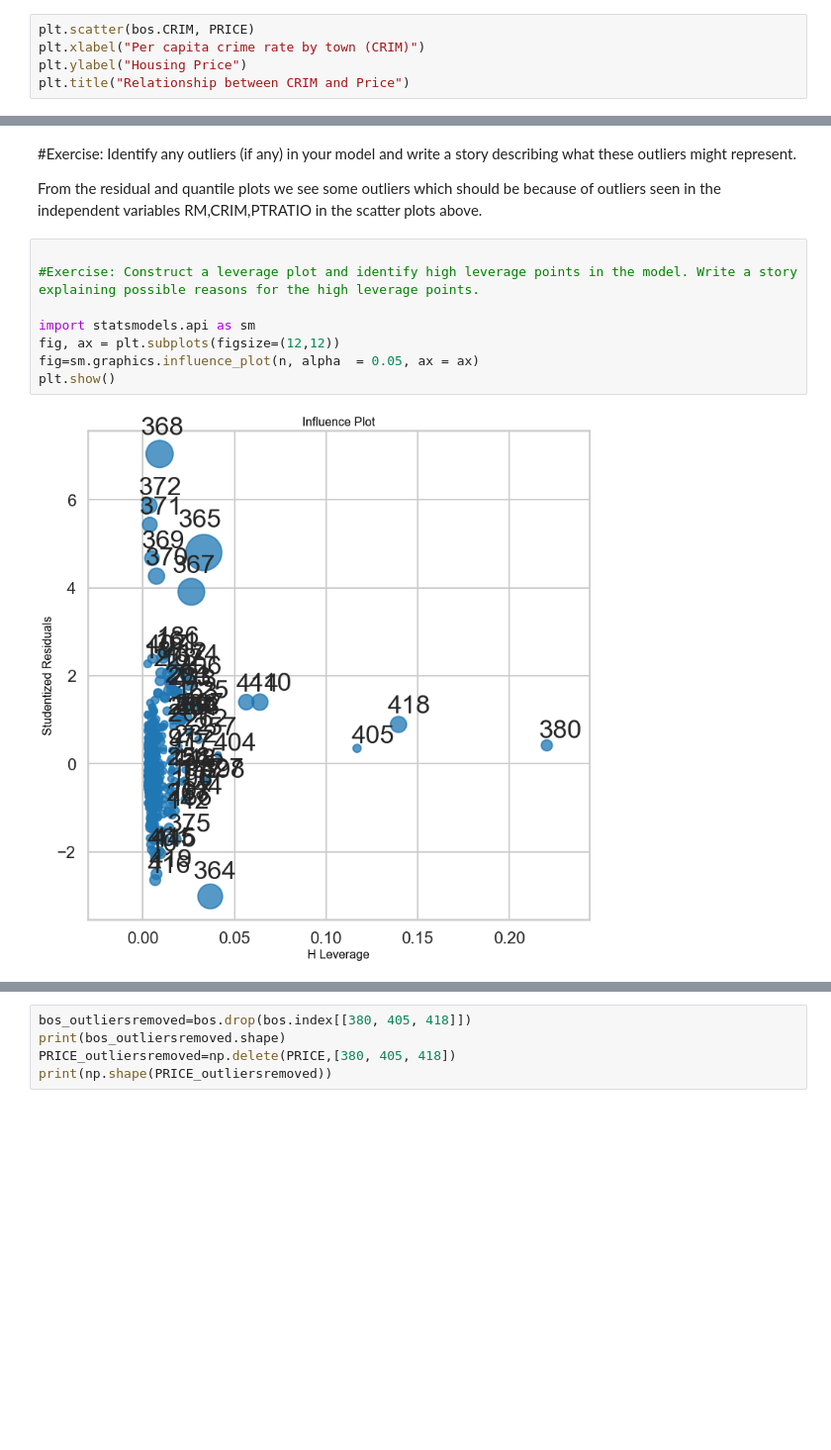
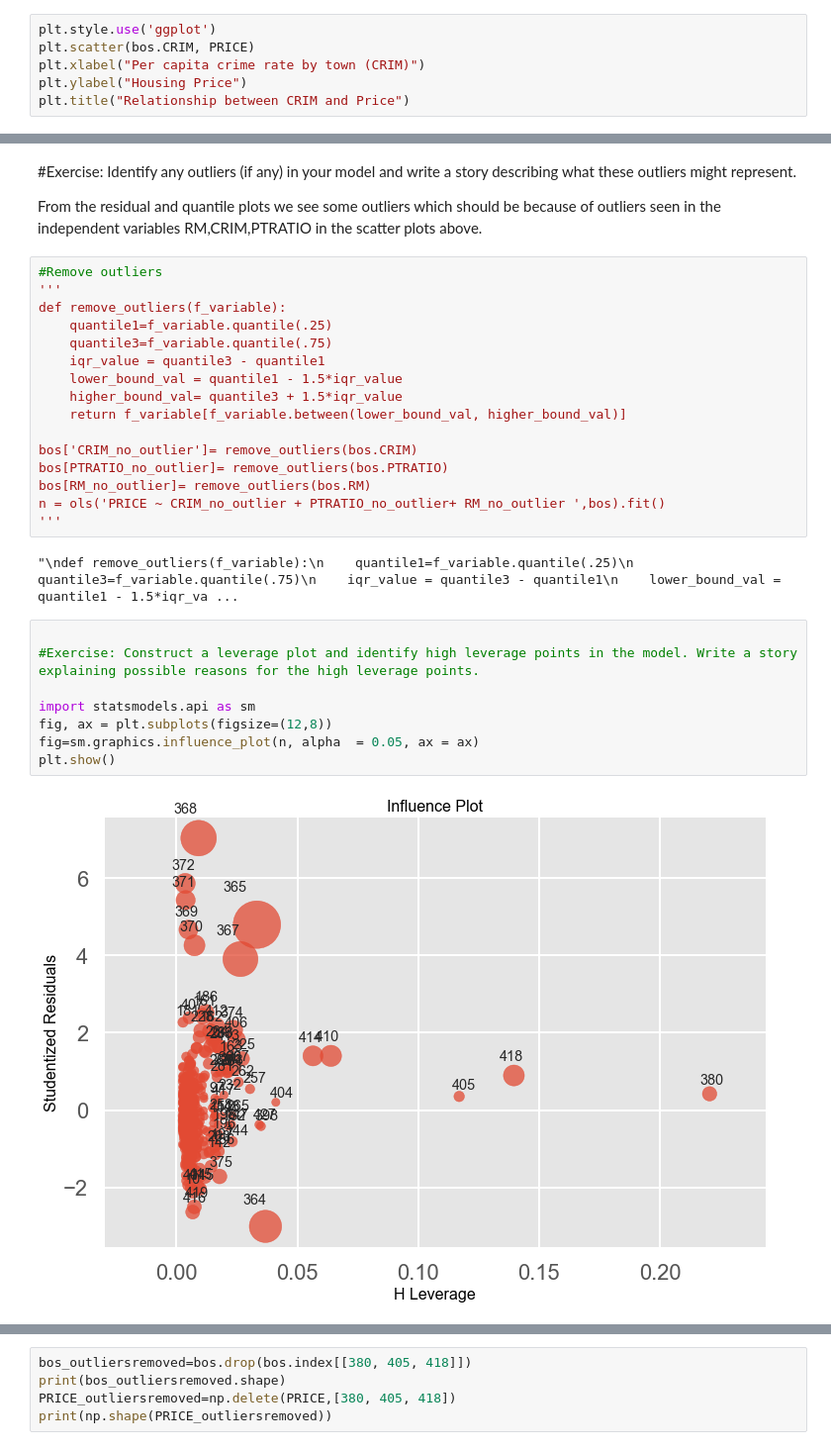
Before and after one commit to GeethaJoseph/Springboard-Datascience-Bootcamp, a Jupyter notebook: Mini Projects/Linear_regression/Mini_Project_Linear_Regression.ipynb, the cells around one changed output, grey strips where cells are left out. Shown: that part at 99% size. Saved outputs shown, nothing was run; the diff lists cells and outputs as text; blank space fills up the shorter version.

```diff
--- a/Mini Projects/Linear_regression/Mini_Project_Linear_Regression.ipynb
+++ b/Mini Projects/Linear_regression/Mini_Project_Linear_Regression.ipynb
@@ -256,6 +256,7 @@ bos.describe()
 
 Let's look at some scatter plots for three variables: 'CRIM' (per capita crime rate), 'RM' (number of rooms) and 'PTRATIO' (pupil-to-teacher ratio in schools).
 # %%
+plt.style.use('ggplot')
 plt.scatter(bos.CRIM, PRICE)
 plt.xlabel("Per capita crime rate by town (CRIM)")
 plt.ylabel("Housing Price")
@@ -911,14 +947,32 @@ Disadv: Cannot determine whether reiduals follow any particular pattern(whether
 
 
 From the residual and quantile plots we see some outliers which should be because of outliers seen in the independent variables RM,CRIM,PTRATIO in the scatter plots above.
+# %%
+#Remove outliers
+'''
+def remove_outliers(f_variable):
+    quantile1=f_variable.quantile(.25)
+    quantile3=f_variable.quantile(.75)
+    iqr_value = quantile3 - quantile1
+    lower_bound_val = quantile1 - 1.5*iqr_value
+    higher_bound_val= quantile3 + 1.5*iqr_value
+    return f_variable[f_variable.between(lower_bound_val, higher_bound_val)]
+
+bos['CRIM_no_outlier']= remove_outliers(bos.CRIM)
+bos[PTRATIO_no_outlier]= remove_outliers(bos.PTRATIO)
+bos[RM_no_outlier]= remove_outliers(bos.RM)
+n = ols('PRICE ~ CRIM_no_outlier + PTRATIO_no_outlier+ RM_no_outlier ',bos).fit()
+'''
+# %% [output]
+"\ndef remove_outliers(f_variable):\n    quantile1=f_variable.quantile(.25)\n    quantile3=f_variable.quantile(.75)\n    iqr_value = quantile3 - quantile1\n    lower_bound_val = quantile1 - 1.5*iqr_va ...
 # %%
 
 #Exercise: Construct a leverage plot and identify high leverage points in the model. Write a story explaining possible reasons for the high leverage points.
 
 import statsmodels.api as sm
-fig, ax = plt.subplots(figsize=(12,12))
+fig, ax = plt.subplots(figsize=(12,8))
 fig=sm.graphics.influence_plot(n, alpha  = 0.05, ax = ax)
 plt.show()
 # %% [output]
-[figure, old version]
+[figure, new version]
 # %%
```
Also changed, not shown: parts of 28 cells of this notebook.
